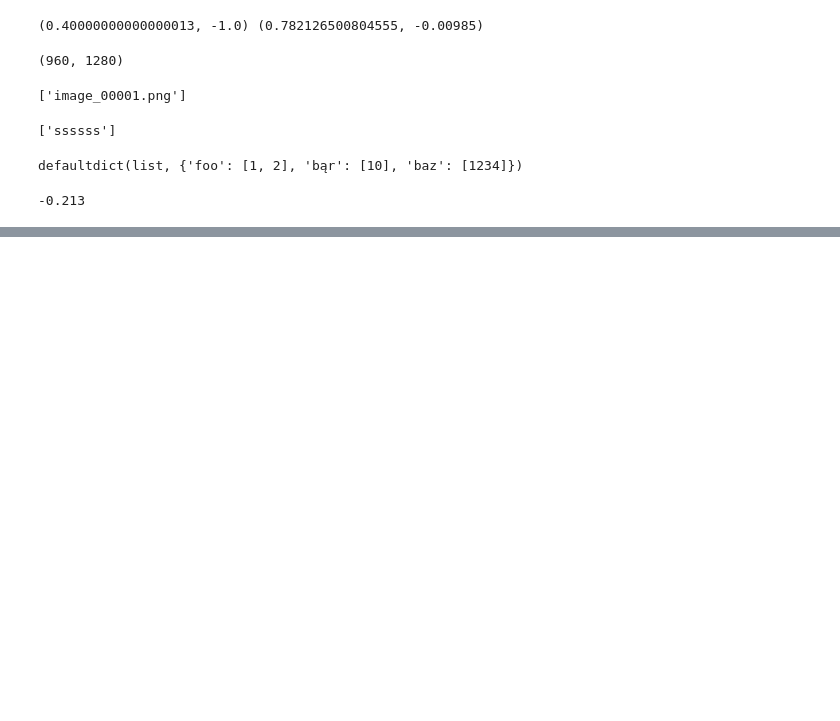
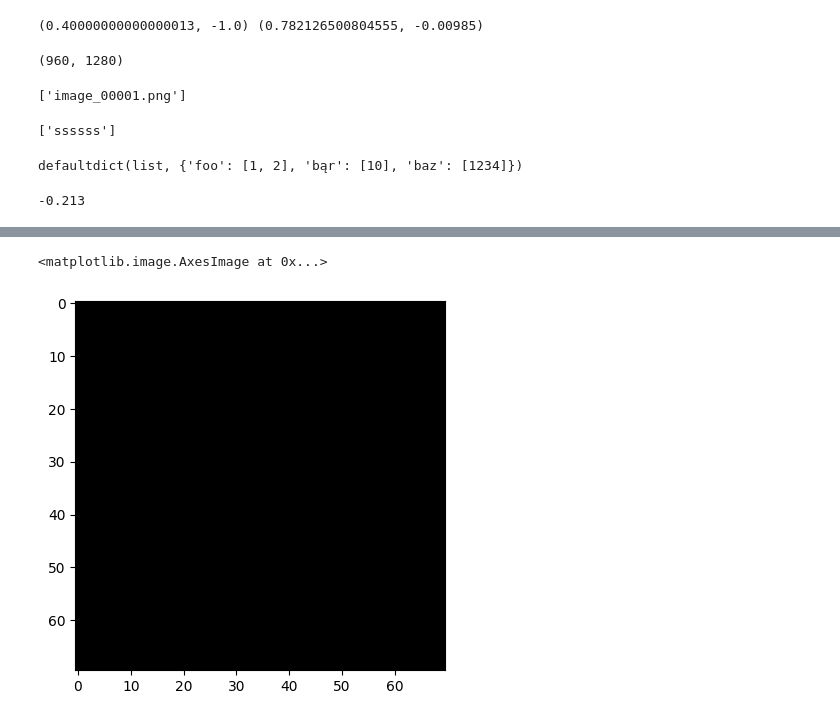
Before and after one commit to pszust/laser_microscope, a Jupyter notebook: tester.ipynb, the cells around one changed output, grey strips where cells are left out. Drawn from its saved outputs; the diff is of its cells as text; code cells hidden in the pictures; blank space fills up the shorter version.

```diff
--- a/tester.ipynb
+++ b/tester.ipynb
@@ -123,0 +246,9 @@ float("-0.213")
+# %%
+img = np.zeros((100, 100, 3), np.uint8)
+# %%
+img2 = img[30:,30:,:]
+# %%
+plt.imshow(img2)
+# %% [output]
+<matplotlib.image.AxesImage at 0x...>
+[figure, added]
```
Also changed, not shown: parts of 4 cells of this notebook, 17 other files.
